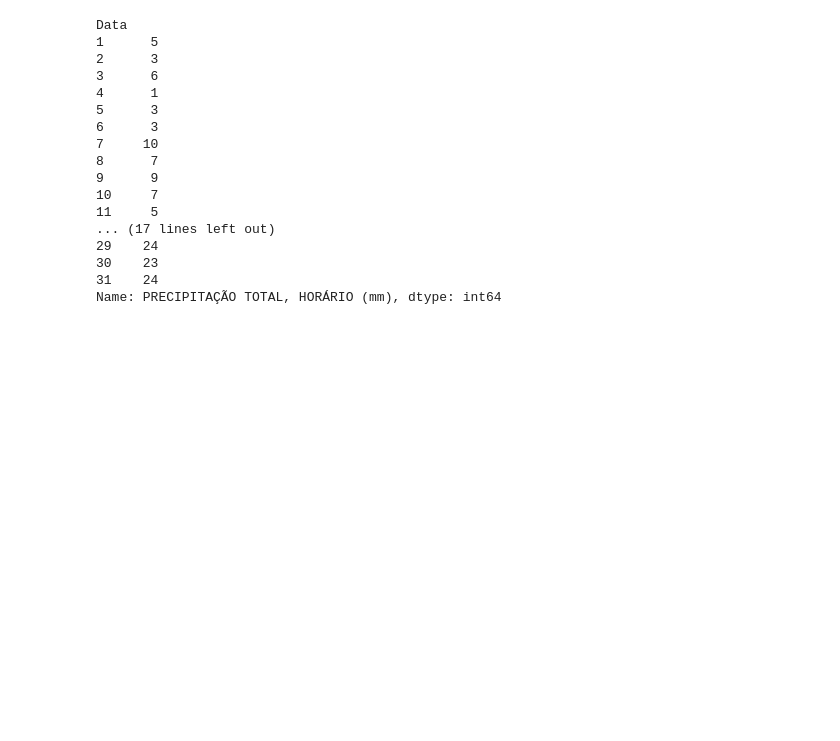
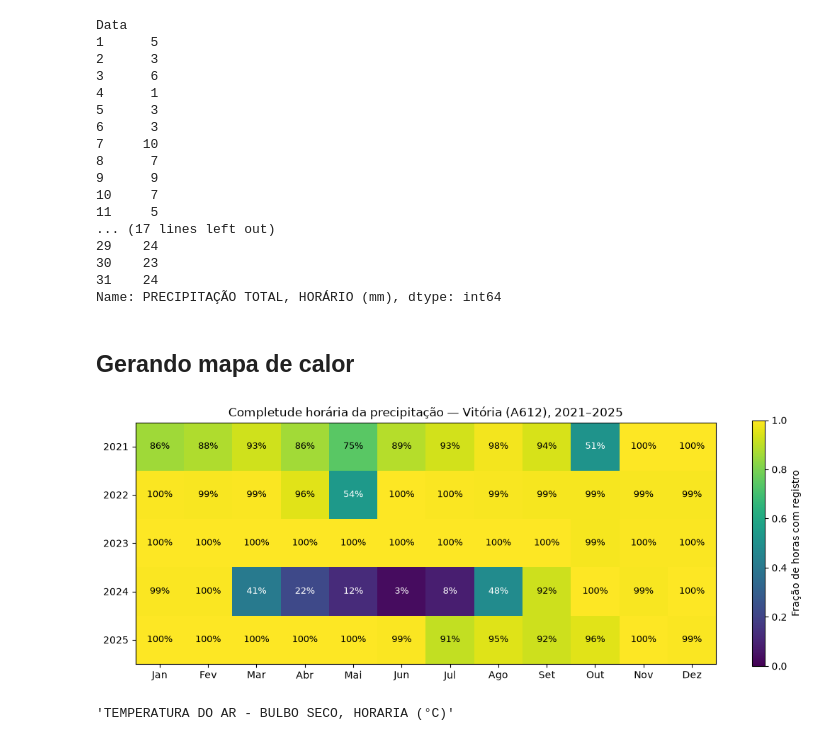
Before and after one commit to renanricardosilva/chuva-es, a Jupyter notebook: notebooks/01-exploracao-vitoria.ipynb, the cells around one changed output. Saved outputs shown, nothing was run; the diff lists cells and outputs as text; code cells hidden in the pictures; blank space fills up the shorter version.

Commit message:
feat: mapa de calor de completude e investigação das falhas de 2024

```diff
--- a/notebooks/01-exploracao-vitoria.ipynb
+++ b/notebooks/01-exploracao-vitoria.ipynb
@@ -7,0 +22,9 @@ import pandas as pd
+# %%
+DATA_DIR = Path('../data/raw/inmet')
+STATION = 'A612'
+RAIN = 'PRECIPITAÇÃO TOTAL, HORÁRIO (mm)'
+MIN_COMPLETENESS = 0.75   # Apenas meses com mais de 75% de dados válidos. Abaixo disso, o mês é excluído
+LOW_CONFIDENCE = 0.90     # Entre 0,75 e 0,90, o mês é sinalizado, pois representa ainda uma baixa confiança da informação sobre pluviosidade do mês
+
+files = sorted(DATA_DIR.glob(f'*{STATION}*'))
+files
@@ -34,2 +51,6 @@ table
 # %% [markdown]
 ## Entendendo os arquivos
+# %%
+grouped = df_all.groupby([df_all['Data'].dt.year, df_all['Data'].dt.month])[RAIN]
+table = (grouped.count() / grouped.size()).unstack().round(2)
+table
@@ -202,3 +231,33 @@ Data
 30    23
 31    24
 Name: PRECIPITAÇÃO TOTAL, HORÁRIO (mm), dtype: int64
+# %% [markdown]
+## Gerando mapa de calor
+# %%
+completeness = (grouped.count() / grouped.size()).unstack()
+months = ['Jan', 'Fev', 'Mar', 'Abr', 'Mai', 'Jun',
+          'Jul', 'Ago', 'Set', 'Out', 'Nov', 'Dez']
+
+fig, ax = plt.subplots(figsize=(11, 4))
+im = ax.imshow(completeness, cmap='viridis', vmin=0, vmax=1)
+
+ax.set_xticks(range(12), months)
+ax.set_yticks(range(len(completeness)), completeness.index)
+
+for i in range(completeness.shape[0]):
+    for j in range(completeness.shape[1]):
+        value = completeness.iloc[i, j]
+        color = 'white' if value < 0.6 else 'black'
+        ax.text(j, i, f'{value:.0%}', ha='center', va='center', fontsize=9, color=color)
+
+ax.set_title('Completude horária da precipitação — Vitória (A612), 2021–2025')
+fig.colorbar(im, ax=ax, label='Fração de horas com registro')
+plt.tight_layout()
+plt.show()
+# %% [output]
+[figure, added]
+# %%
+temp = [col for col in df_all.columns if 'BULBO SECO' in col][0]
+temp
+# %% [output]
+'TEMPERATURA DO AR - BULBO SECO, HORARIA (°C)'
```
Also changed, not shown: parts of 12 cells of this notebook.
